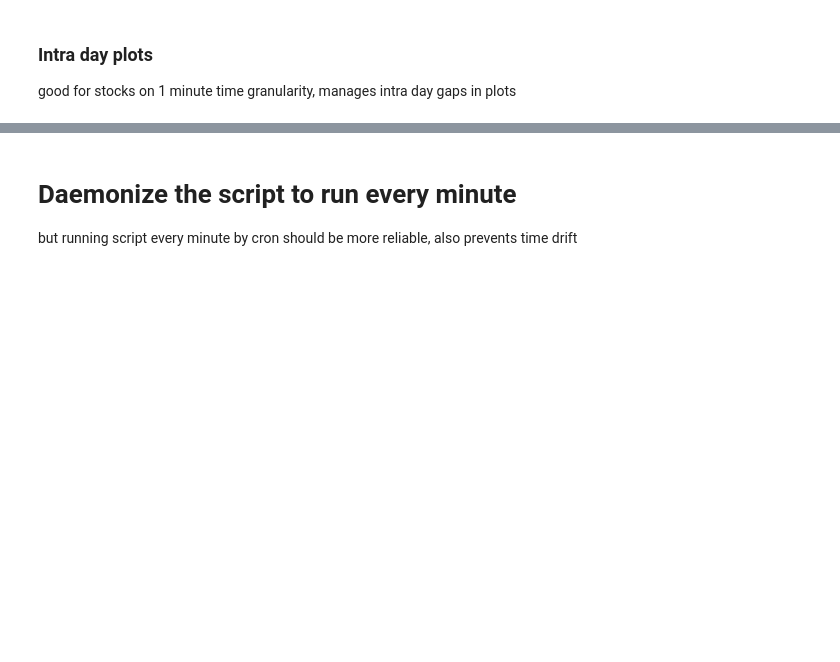
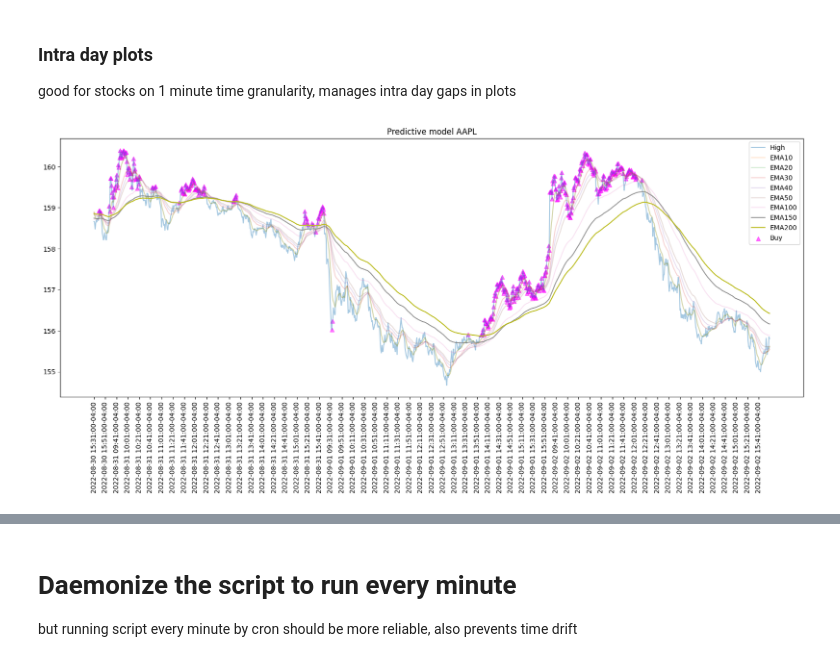
Before and after one commit to tristcoil/real_time_trading_ml, a Jupyter notebook: query_db_and_predict_w_forest.ipynb, the cells around one changed output, grey strips where cells are left out. Drawn from its saved outputs; the diff is of its cells as text; code cells hidden in the pictures; blank space fills up the shorter version.

```diff
--- a/query_db_and_predict_w_forest.ipynb
+++ b/query_db_and_predict_w_forest.ipynb
@@ -267,8 +448,10 @@ plot_stock_prediction_tb(df, symbol, ticks_back)
 good for stocks on 1 minute time granularity, manages intra day gaps in plots
 # %%
 # high level view
-ticks_back = 1500 # lookback n candles from now
+ticks_back = 1200 # lookback n candles from now
 plot_stock_prediction_zoom(df, symbol, ticks_back)
+# %% [output]
+[figure, added]
 # %%
 # zoomed in view
 ticks_back = 500 # lookback n candles from now
```
Also changed, not shown: parts of 22 cells of this notebook, 9 other files.
